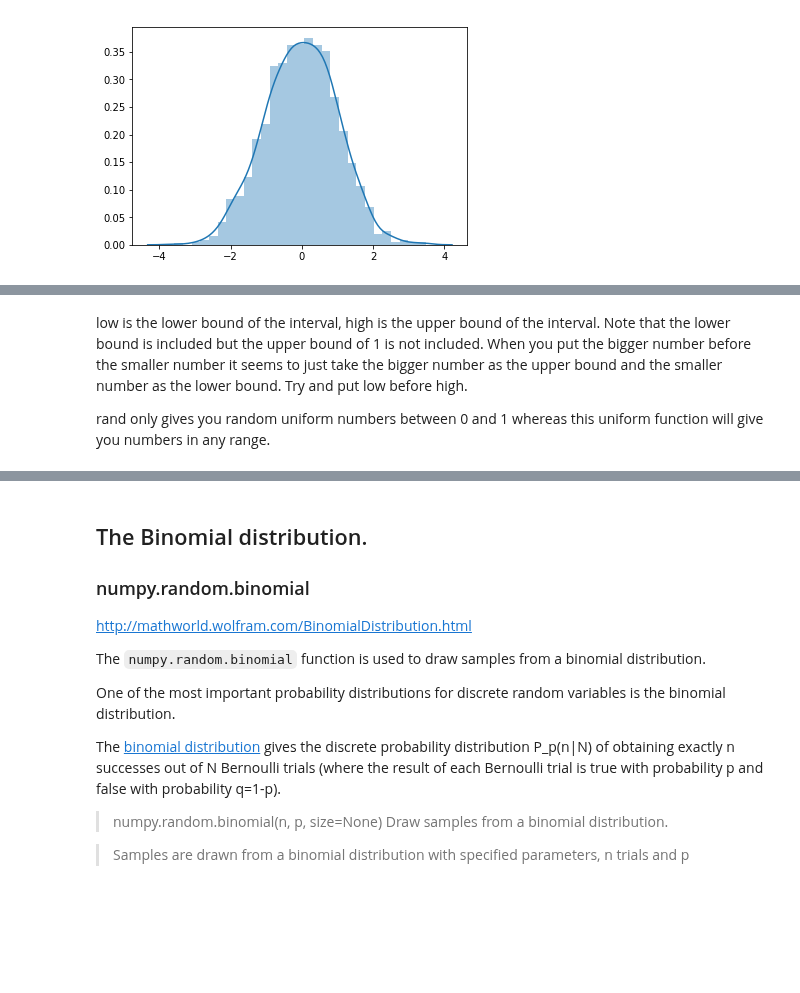
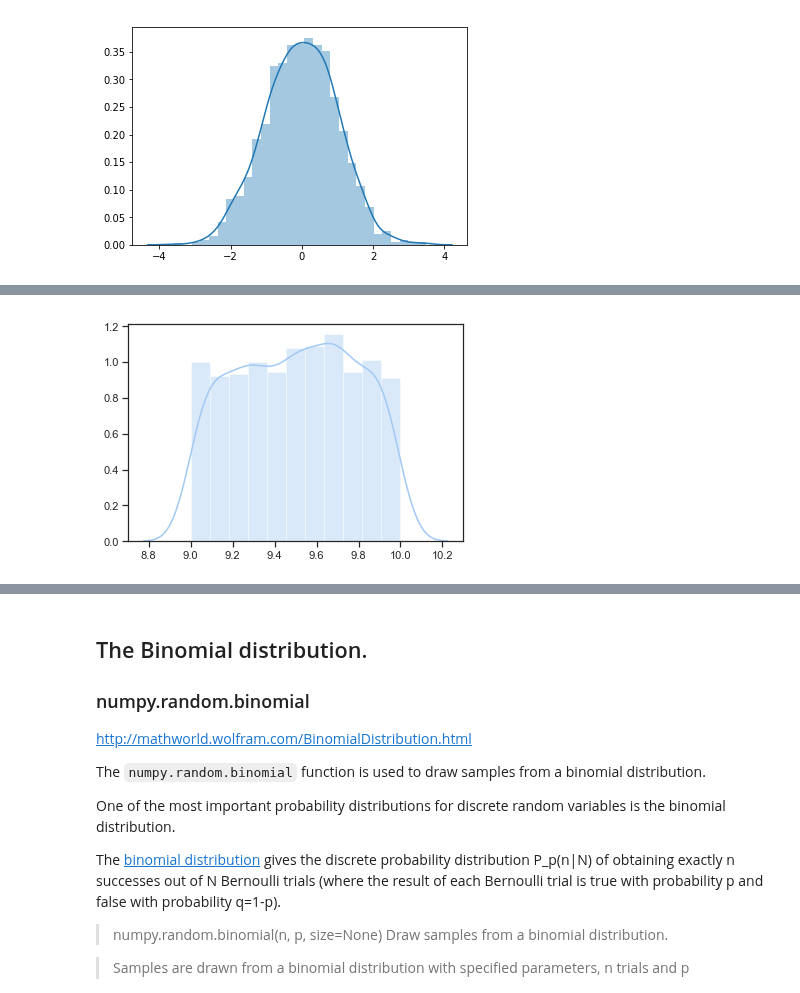
Before and after one commit to angela1C/Programming-for-Data-Analysis-numpy.random-project-2019, a Jupyter notebook: NumpyRandom.ipynb, the cells around one changed output, grey strips where cells are left out. Drawn from its saved outputs; the diff is of its cells as text; code cells hidden in the pictures; blank space fills up the shorter version.

```diff
--- a/NumpyRandom.ipynb
+++ b/NumpyRandom.ipynb
@@ -1381,9 +1469,5 @@ Note that this is related to the `random.rand` function earlier.
 # %%
-x = np.random.uniform(-1,0,1000)
+x = np.random.uniform(10,9,1000)
 sns.distplot(x);  # using seaborn
+# %% [output]
+[figure, added]
-# %% [markdown]
-low is the lower bound of the interval, high is the upper bound of the interval. Note that the lower bound is included but the upper bound of 1 is not included.
-When you put the bigger number before the smaller number it seems to just take the bigger number as the upper bound and the smaller number as the lower bound.
-Try and put low before high.
-
-rand only gives you random uniform numbers between 0 and 1 whereas this uniform function will give you numbers in any range.
```
Also changed, not shown: parts of 21 cells of this notebook, 1 other file.
